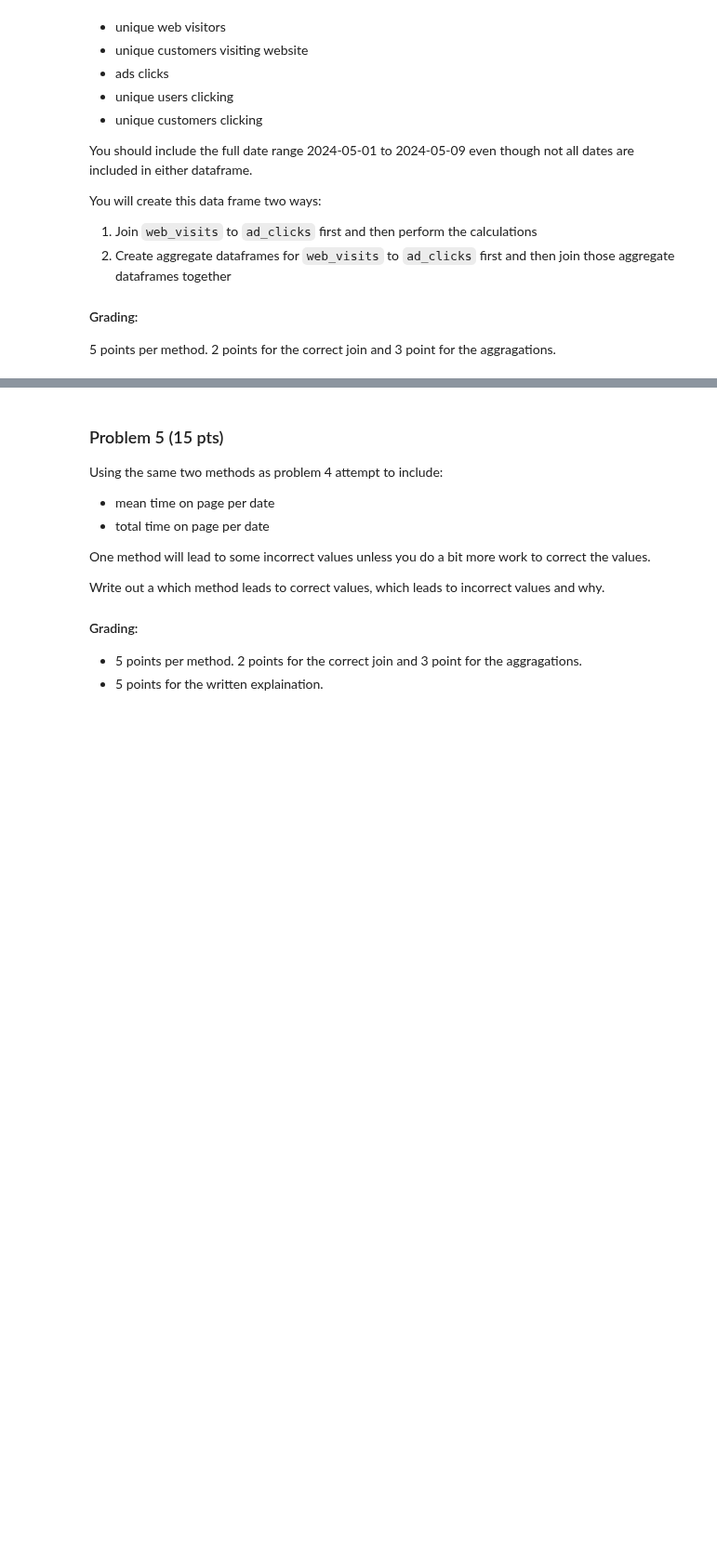
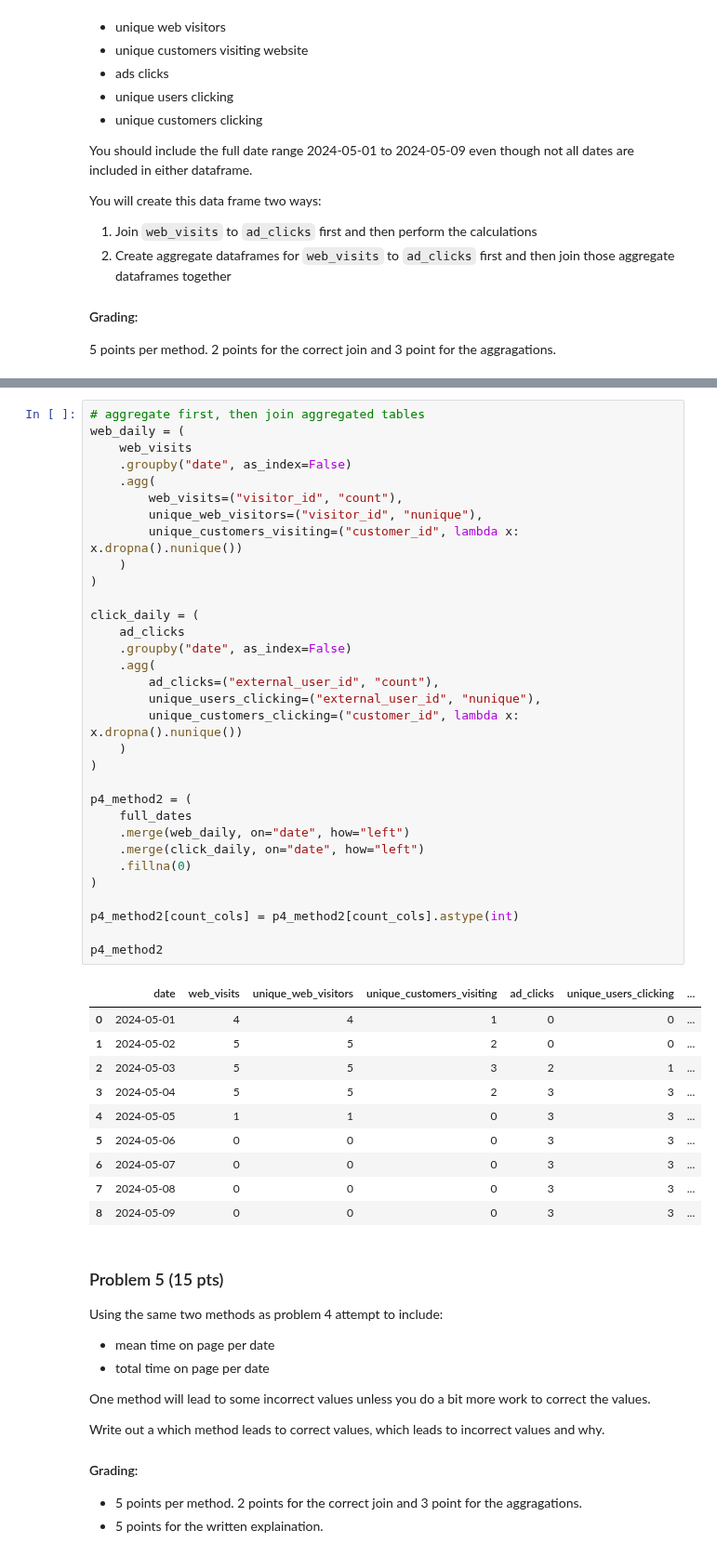
Before and after one commit to dmerced05/Daniel_AD450, a Jupyter notebook: week_10_agg.ipynb, the cells around one changed output, grey strips where cells are left out. Shown at 93% size. Saved outputs shown, nothing was run; the diff lists cells and outputs as text; blank space fills up the shorter version.

```diff
--- a/week_10_agg.ipynb
+++ b/week_10_agg.ipynb
@@ -163,3 +377,46 @@ You will create this data frame two ways:
+# %%
+# aggregate first, then join aggregated tables
+web_daily = (
+    web_visits
+    .groupby("date", as_index=False)
+    .agg(
+        web_visits=("visitor_id", "count"),
+        unique_web_visitors=("visitor_id", "nunique"),
+        unique_customers_visiting=("customer_id", lambda x: x.dropna().nunique())
+    )
+)
+
+click_daily = (
+    ad_clicks
+    .groupby("date", as_index=False)
+    .agg(
+        ad_clicks=("external_user_id", "count"),
+        unique_users_clicking=("external_user_id", "nunique"),
+        unique_customers_clicking=("customer_id", lambda x: x.dropna().nunique())
+    )
+)
+
+p4_method2 = (
+    full_dates
+    .merge(web_daily, on="date", how="left")
+    .merge(click_daily, on="date", how="left")
+    .fillna(0)
+)
+
+p4_method2[count_cols] = p4_method2[count_cols].astype(int)
+
+p4_method2
+# %% [output]
+|  | date | web_visits | unique_web_visitors | unique_customers_visiting | ad_clicks | unique_users_clicking | ... |
+| 0 | 2024-05-01 | 4 | 4 | 1 | 0 | 0 | ... |
+| 1 | 2024-05-02 | 5 | 5 | 2 | 0 | 0 | ... |
+| 2 | 2024-05-03 | 5 | 5 | 3 | 2 | 1 | ... |
+| 3 | 2024-05-04 | 5 | 5 | 2 | 3 | 3 | ... |
+| 4 | 2024-05-05 | 1 | 1 | 0 | 3 | 3 | ... |
+| 5 | 2024-05-06 | 0 | 0 | 0 | 3 | 3 | ... |
+| 6 | 2024-05-07 | 0 | 0 | 0 | 3 | 3 | ... |
+| 7 | 2024-05-08 | 0 | 0 | 0 | 3 | 3 | ... |
+| 8 | 2024-05-09 | 0 | 0 | 0 | 3 | 3 | ... |
 # %% [markdown]
 ### Problem 5 (15 pts)
 
```
Also changed, not shown: parts of 20 cells of this notebook.
